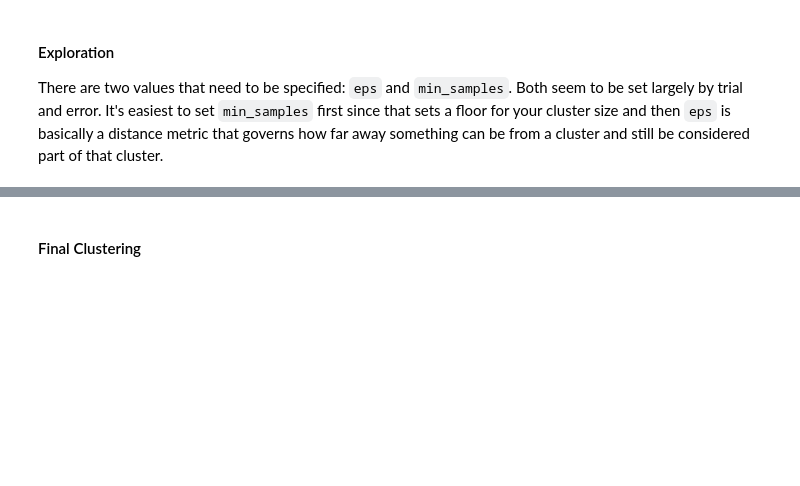
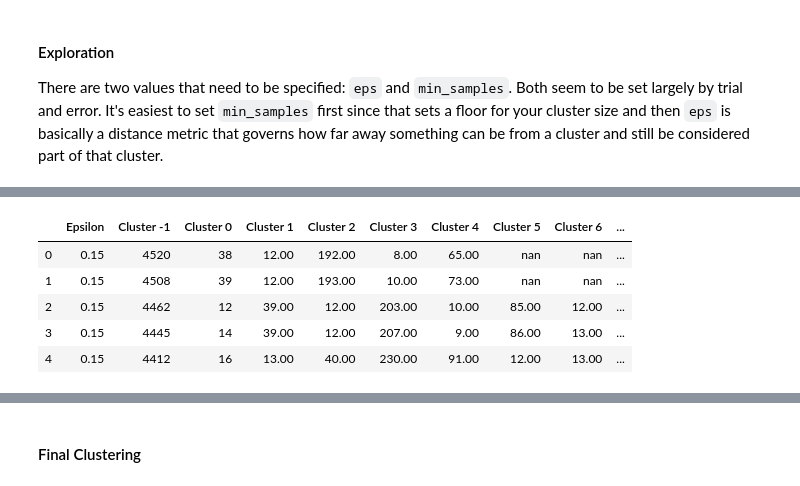
Before and after one commit to kingsgeocomp/applied_gsa, a Jupyter notebook: Practical-06-Clustering and Geodemographics-with-PowerTransform-2.ipynb, the cells around one changed output, grey strips where cells are left out. Saved outputs shown, nothing was run; the diff lists cells and outputs as text; code cells hidden in the pictures; blank space fills up the shorter version.

```diff
--- a/Practical-06-Clustering and Geodemographics-with-PowerTransform-2.ipynb
+++ b/Practical-06-Clustering and Geodemographics-with-PowerTransform-2.ipynb
@@ -1055,0 +1073,9 @@ edf.plot(x='Epsilon')
+# %%
+edf.head()
+# %% [output]
+|  | Epsilon | Cluster -1 | Cluster 0 | Cluster 1 | Cluster 2 | Cluster 3 | Cluster 4 | Cluster 5 | Cluster 6 | ... |
+| 0 | 0.15 | 4520 | 38 | 12.00 | 192.00 | 8.00 | 65.00 | nan | nan | ... |
+| 1 | 0.15 | 4508 | 39 | 12.00 | 193.00 | 10.00 | 73.00 | nan | nan | ... |
+| 2 | 0.15 | 4462 | 12 | 39.00 | 12.00 | 203.00 | 10.00 | 85.00 | 12.00 | ... |
+| 3 | 0.15 | 4445 | 14 | 39.00 | 12.00 | 207.00 | 9.00 | 86.00 | 13.00 | ... |
+| 4 | 0.15 | 4412 | 16 | 13.00 | 40.00 | 230.00 | 91.00 | 12.00 | 13.00 | ... |
```
Also changed, not shown: parts of 6 cells of this notebook.
